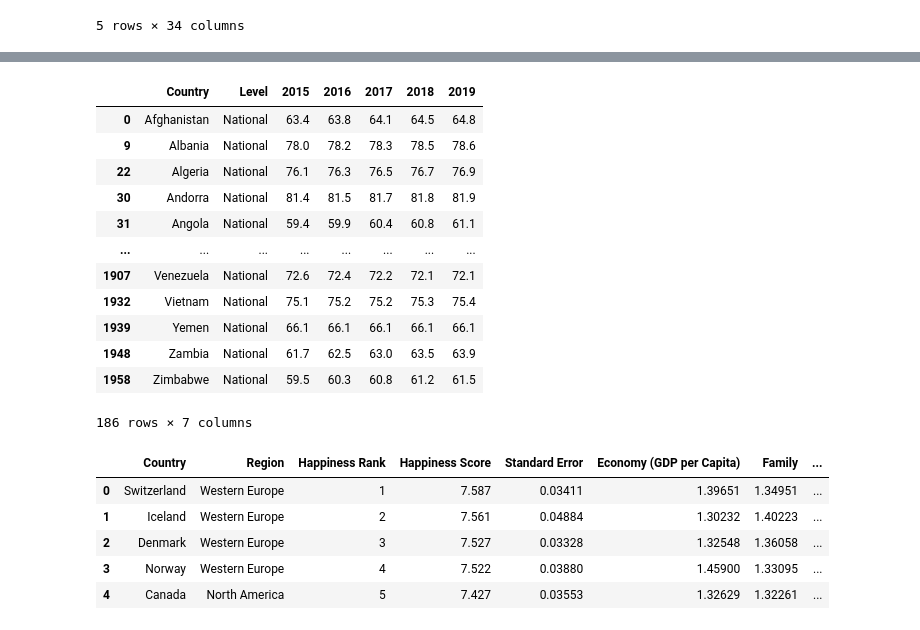
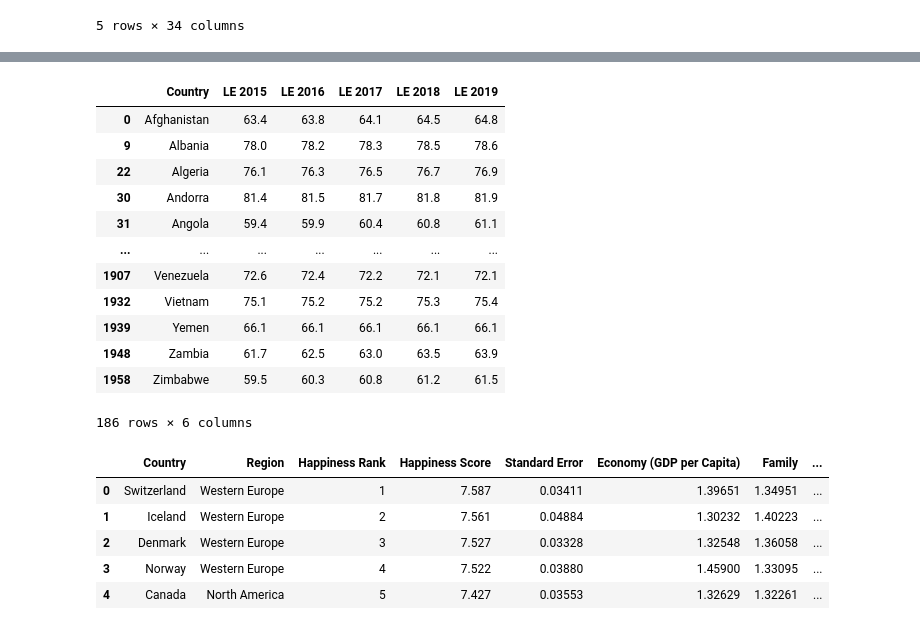
Before and after one commit to thn22/Dedupeanalytics, a Jupyter notebook: cleaning.ipynb, the cells around one changed output, grey strips where cells are left out. Drawn from its saved outputs; the diff is of its cells as text; code cells hidden in the pictures.

```diff
--- a/cleaning.ipynb
+++ b/cleaning.ipynb
@@ -27,20 +45,21 @@ le_df.head()
-# %%
-cleaned_le_df = le_df[le_df.Level != 'subnational']
-cleaned_le_df
-# %% [output]
-|  | Country | Level | 2015 | 2016 | 2017 | 2018 | 2019 |
-| 0 | Afghanistan | National | 63.4 | 63.8 | 64.1 | 64.5 | 64.8 |
-| 9 | Albania | National | 78.0 | 78.2 | 78.3 | 78.5 | 78.6 |
-| 22 | Algeria | National | 76.1 | 76.3 | 76.5 | 76.7 | 76.9 |
-| 30 | Andorra | National | 81.4 | 81.5 | 81.7 | 81.8 | 81.9 |
-| 31 | Angola | National | 59.4 | 59.9 | 60.4 | 60.8 | 61.1 |
-| ... | ... | ... | ... | ... | ... | ... | ... |
-| 1907 | Venezuela | National | 72.6 | 72.4 | 72.2 | 72.1 | 72.1 |
-| 1932 | Vietnam | National | 75.1 | 75.2 | 75.2 | 75.3 | 75.4 |
-| 1939 | Yemen | National | 66.1 | 66.1 | 66.1 | 66.1 | 66.1 |
-| 1948 | Zambia | National | 61.7 | 62.5 | 63.0 | 63.5 | 63.9 |
-| 1958 | Zimbabwe | National | 59.5 | 60.3 | 60.8 | 61.2 | 61.5 |
-186 rows × 7 columns
+# %%
+cleaned_le_df = le_df.rename(columns={'2015': 'LE 2015', '2016':'LE 2016' ,
+                                                         '2017': 'LE 2017' , '2018':'LE 2018' ,'2019' :'LE 2019'})
+cleaned_le_df
+# %% [output]
+|  | Country | LE 2015 | LE 2016 | LE 2017 | LE 2018 | LE 2019 |
+| 0 | Afghanistan | 63.4 | 63.8 | 64.1 | 64.5 | 64.8 |
+| 9 | Albania | 78.0 | 78.2 | 78.3 | 78.5 | 78.6 |
+| 22 | Algeria | 76.1 | 76.3 | 76.5 | 76.7 | 76.9 |
+| 30 | Andorra | 81.4 | 81.5 | 81.7 | 81.8 | 81.9 |
+| 31 | Angola | 59.4 | 59.9 | 60.4 | 60.8 | 61.1 |
+| ... | ... | ... | ... | ... | ... | ... |
+| 1907 | Venezuela | 72.6 | 72.4 | 72.2 | 72.1 | 72.1 |
+| 1932 | Vietnam | 75.1 | 75.2 | 75.2 | 75.3 | 75.4 |
+| 1939 | Yemen | 66.1 | 66.1 | 66.1 | 66.1 | 66.1 |
+| 1948 | Zambia | 61.7 | 62.5 | 63.0 | 63.5 | 63.9 |
+| 1958 | Zimbabwe | 59.5 | 60.3 | 60.8 | 61.2 | 61.5 |
+186 rows × 6 columns
 # %%
 year1_file = "./Resources/2015.csv"
 year1_df = pd.read_csv(year1_file)
```
Also changed, not shown: parts of 15 cells of this notebook.
